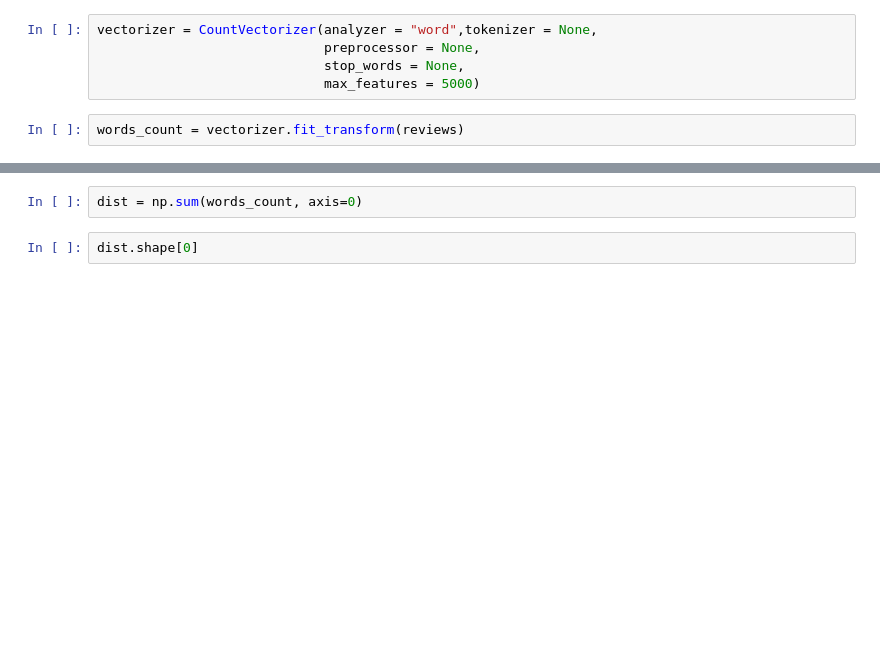
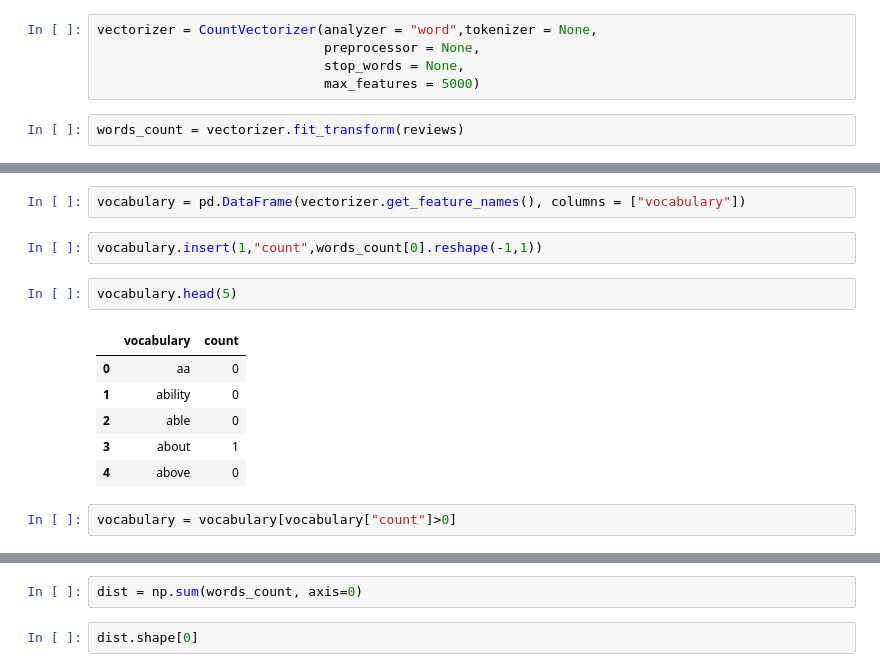
Before and after one commit to ddumet/coursera_machine_learning_foundations, a Jupyter notebook: analysing_sentiment.ipynb, the cells around one changed output, grey strips where cells are left out. Saved outputs shown, nothing was run; the diff lists cells and outputs as text; blank space fills up the shorter version.

Commit message:
Transform sklearn "bag of words" into course "bag of words"

```diff
--- a/analysing_sentiment.ipynb
+++ b/analysing_sentiment.ipynb
@@ -79,0 +113,15 @@ words_count.shape
+# %%
+vocabulary = pd.DataFrame(vectorizer.get_feature_names(), columns = ["vocabulary"])
+# %%
+vocabulary.insert(1,"count",words_count[0].reshape(-1,1))
+# %%
+vocabulary.head(5)
+# %% [output]
+|  | vocabulary | count |
+| 0 | aa | 0 |
+| 1 | ability | 0 |
+| 2 | able | 0 |
+| 3 | about | 1 |
+| 4 | above | 0 |
+# %%
+vocabulary = vocabulary[vocabulary["count"]>0]
```
Also changed, not shown: parts of 16 cells of this notebook.
